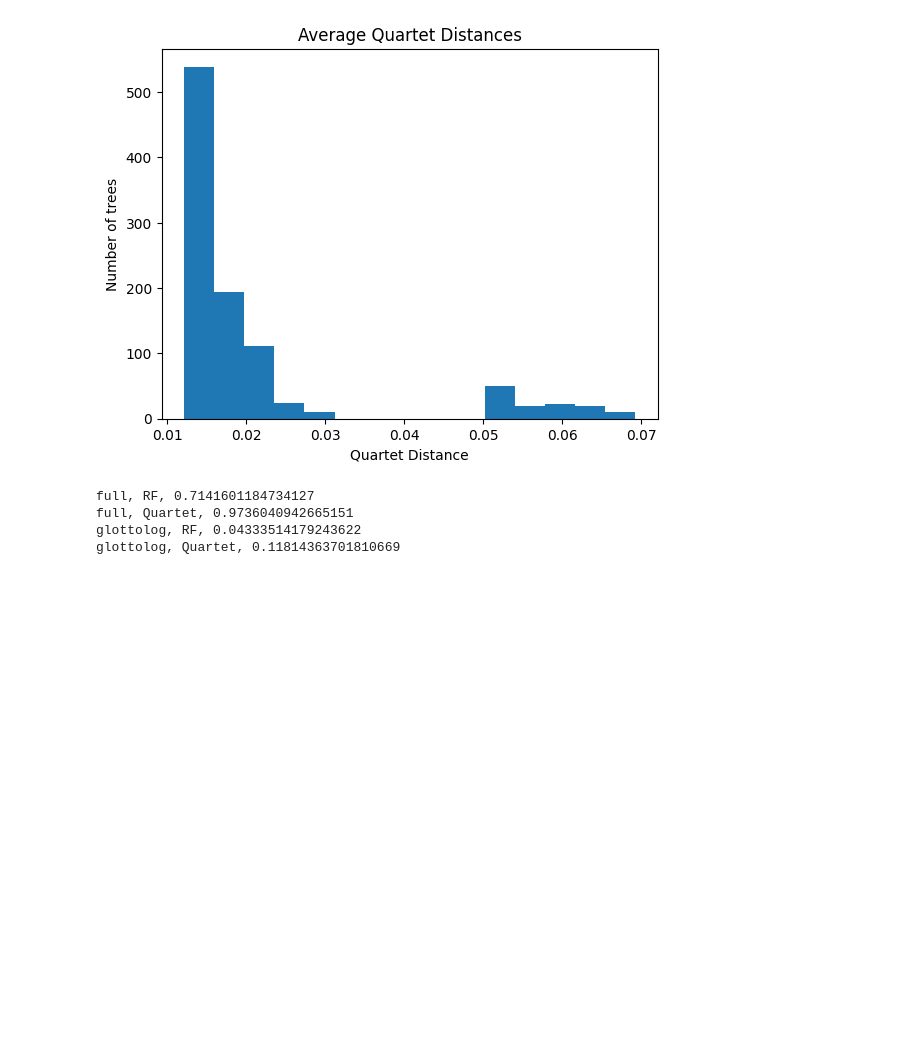
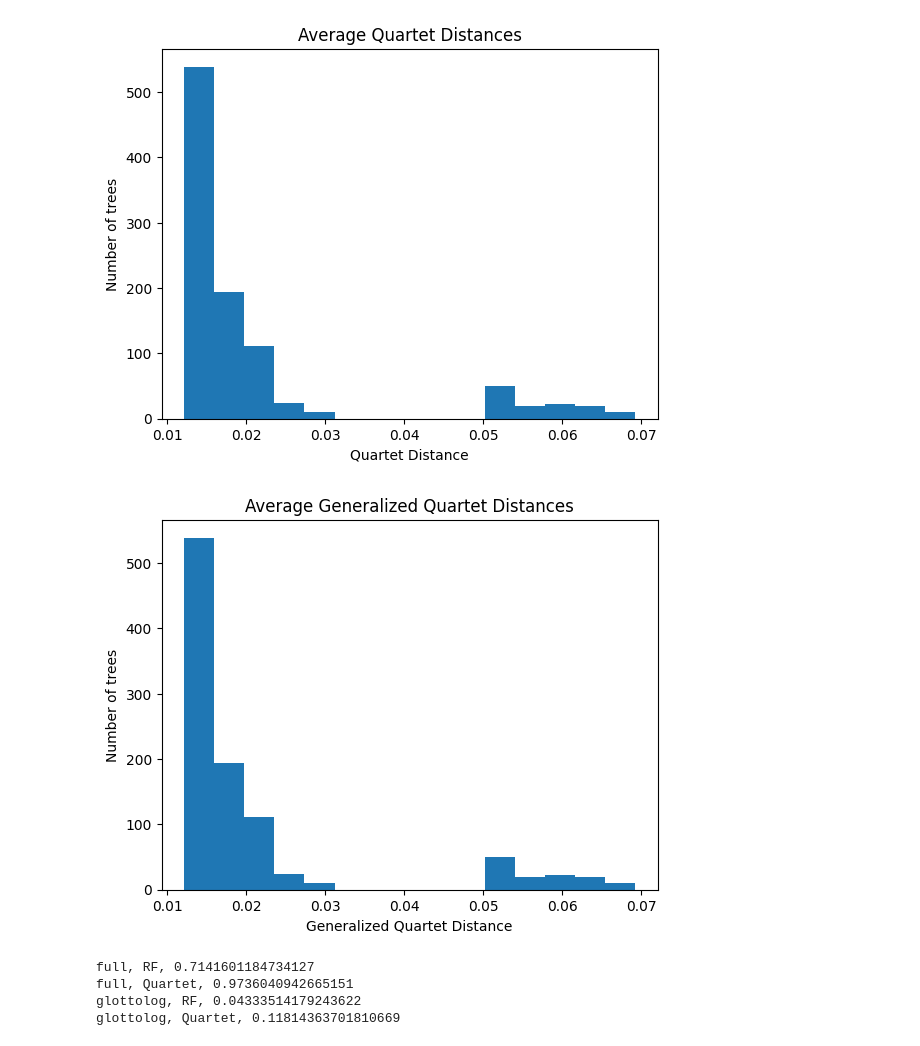
Before and after one commit to luisevonderwiese/mt_scripts, a Jupyter notebook: uncertainties/BestTreeDistances.ipynb, the cells around one changed output. Cells and saved outputs as stored; diff of their text form; code cells hidden in the pictures; blank space fills up the shorter version.

```diff
--- a/uncertainties/BestTreeDistances.ipynb
+++ b/uncertainties/BestTreeDistances.ipynb
@@ -126,13 +143,15 @@ def read_dm(metric):
         f_name = "temp/distance.matrix"
     elif metric == "Quartet":
         f_name = "temp/quartet_distance.matrix"
+    elif metric == "Generalized Quartet":
+        f_name = "temp/quartet_generalized_distance.matrix"
     else:
         print(metric + " - this metric is not supported")
     dm = []
     for row in open(f_name, "r").read().split("\n")[:-1]:
         if metric == "RF":
             dm.append([int(val) for val in row.split(',')])
-        if metric == "Quartet":
+        else:
             dm.append([float(val) for val in row.split(',')])
     return dm
 
@@ -175,28 +202,30 @@ fixed_analysis("catg", "Quartet")
 # %%
 def matrix_analysis(metric):
     dm = read_dm(metric)
     if metric == "RF":
         dm = to_relative(dm)
     upper_triangle = [dm[i][j] for i in range(1000) for j in range(i+1, 1000)]
     avgs = [sum(dm[i]) / 999 for i in range(1000)]
     avg = sum(upper_triangle) / len(upper_triangle)
     #print(avg)
     plt.title("Average " + metric + " Distances")
     plt.xlabel(metric + " Distance")
     plt.ylabel("Number of trees")
     plt.hist(avgs, bins=15)
     plt.show()
 
     #plt.title("Distribution of pairwise " + metric + " Distances")
     #plt.xlabel(metric + " Distance")
     #plt.ylabel("Number of tree pairs")
     #plt.hist(upper_triangle, bins=10)
     #plt.show()
 matrix_analysis("RF")
 matrix_analysis("Quartet")
+matrix_analysis("Generalized Quartet")
 # %% [output]
 [figure]
 [figure]
+[figure, added]
 # %%
 def fixed_avg_correlation(name, metric):
     if metric == "RF":
```
Also changed, not shown: parts of 4 cells of this notebook, 3 other files.
